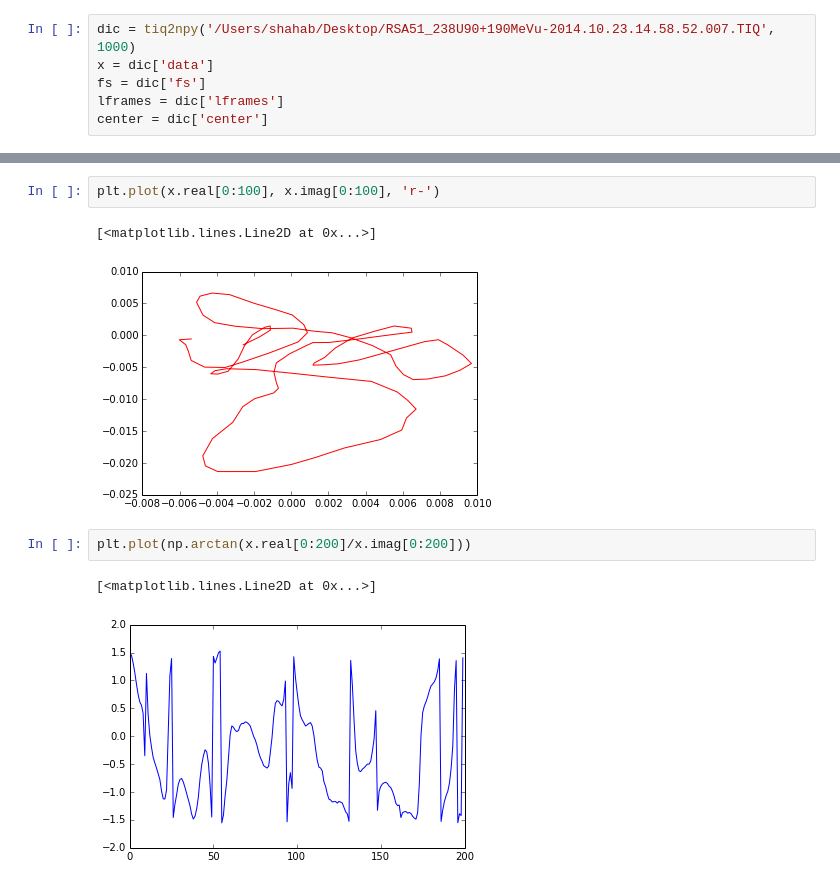
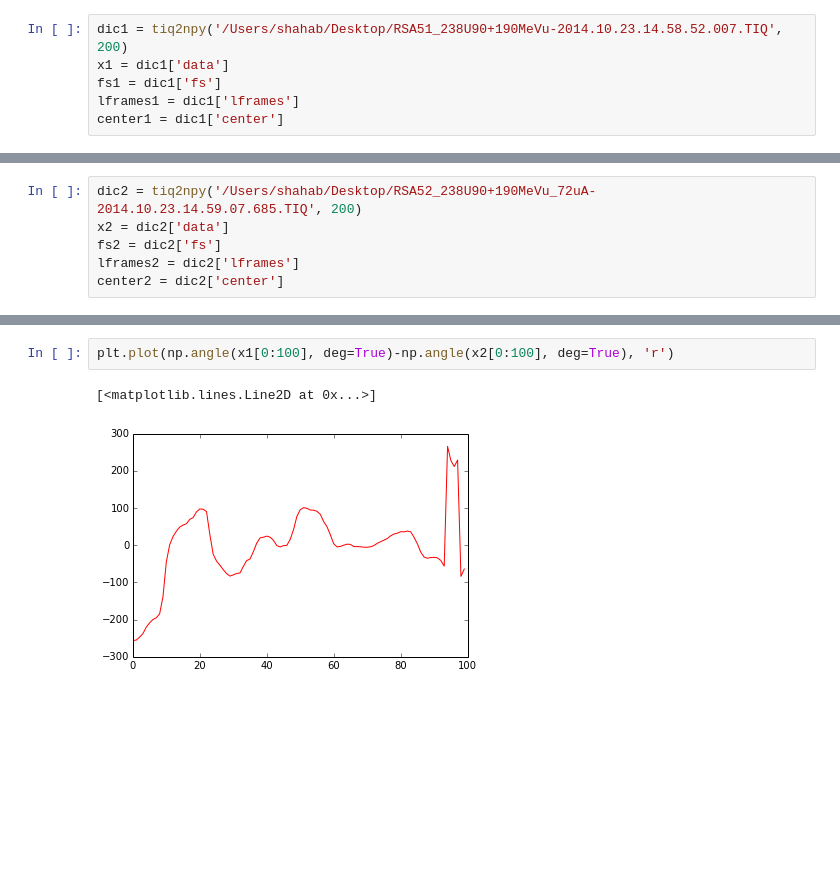
Before and after one commit to xaratustrah/iqtools, a Jupyter notebook: spectrum.ipynb, the cells around one changed output, grey strips where cells are left out. Drawn from its saved outputs; the diff is of its cells as text; blank space fills up the shorter version.

```diff
--- a/spectrum.ipynb
+++ b/spectrum.ipynb
@@ -7,6 +21,6 @@ import matplotlib.pyplot as plt
 # %%
-dic = tiq2npy('/Users/shahab/Desktop/RSA51_238U90+190MeVu-2014.10.23.14.58.52.007.TIQ', 1000)
-x = dic['data']
-fs = dic['fs']
-lframes = dic['lframes']
-center = dic['center']
+dic1 = tiq2npy('/Users/shahab/Desktop/RSA51_238U90+190MeVu-2014.10.23.14.58.52.007.TIQ', 200)
+x1 = dic1['data']
+fs1 = dic1['fs']
+lframes1 = dic1['lframes']
+center1 = dic1['center']
@@ -27,0 +27,6 @@ Pxx, freqs = psd(x, NFFT=lframes, Fs = fs, noverlap=512)
+# %%
+dic2 = tiq2npy('/Users/shahab/Desktop/RSA52_238U90+190MeVu_72uA-2014.10.23.14.59.07.685.TIQ', 200)
+x2 = dic2['data']
+fs2 = dic2['fs']
+lframes2 = dic2['lframes']
+center2 = dic2['center']
@@ -32,10 +66,5 @@ Pxx, freqs, bins, im = specgram(x, NFFT=lframes, Fs=fs, noverlap=512, cmap=cm.je
 # %%
-plt.plot(x.real[0:100], x.imag[0:100], 'r-')
+plt.plot(np.angle(x1[0:100], deg=True)-np.angle(x2[0:100], deg=True), 'r')
 # %% [output]
 [<matplotlib.lines.Line2D at 0x...>]
-[figure, old version]
+[figure, new version]
-# %%
-plt.plot(np.arctan(x.real[0:200]/x.imag[0:200]))
-# %% [output]
-[<matplotlib.lines.Line2D at 0x...>]
-[figure, removed]
```
Also changed, not shown: parts of 12 cells of this notebook, 3 other files.
